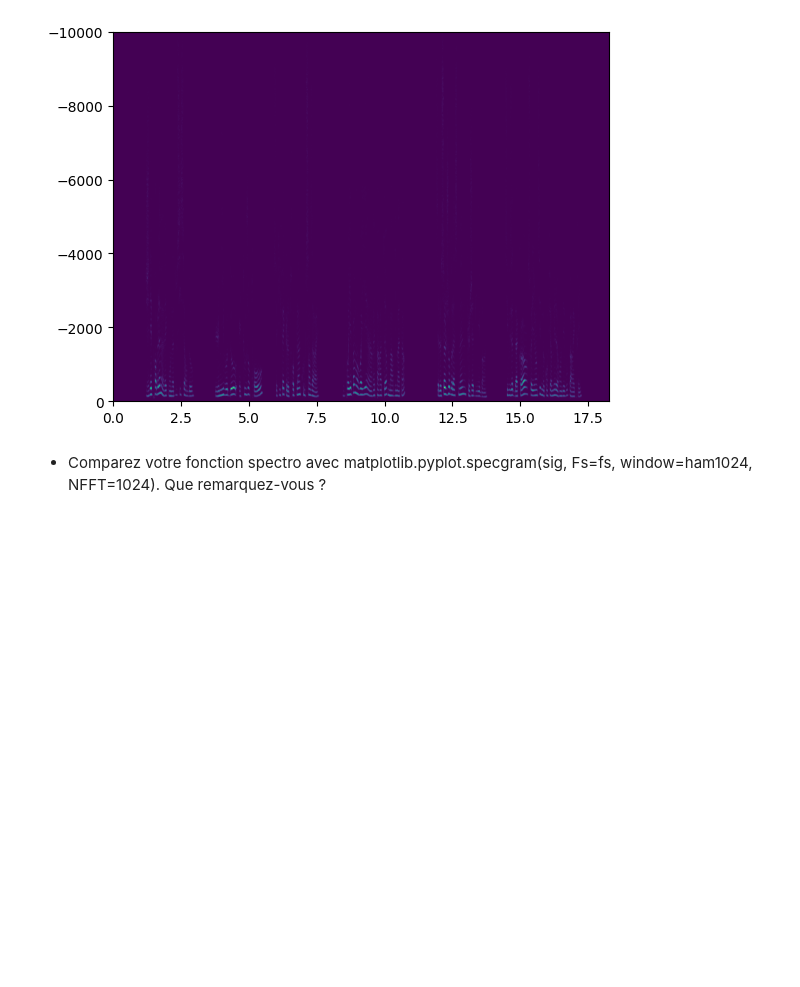
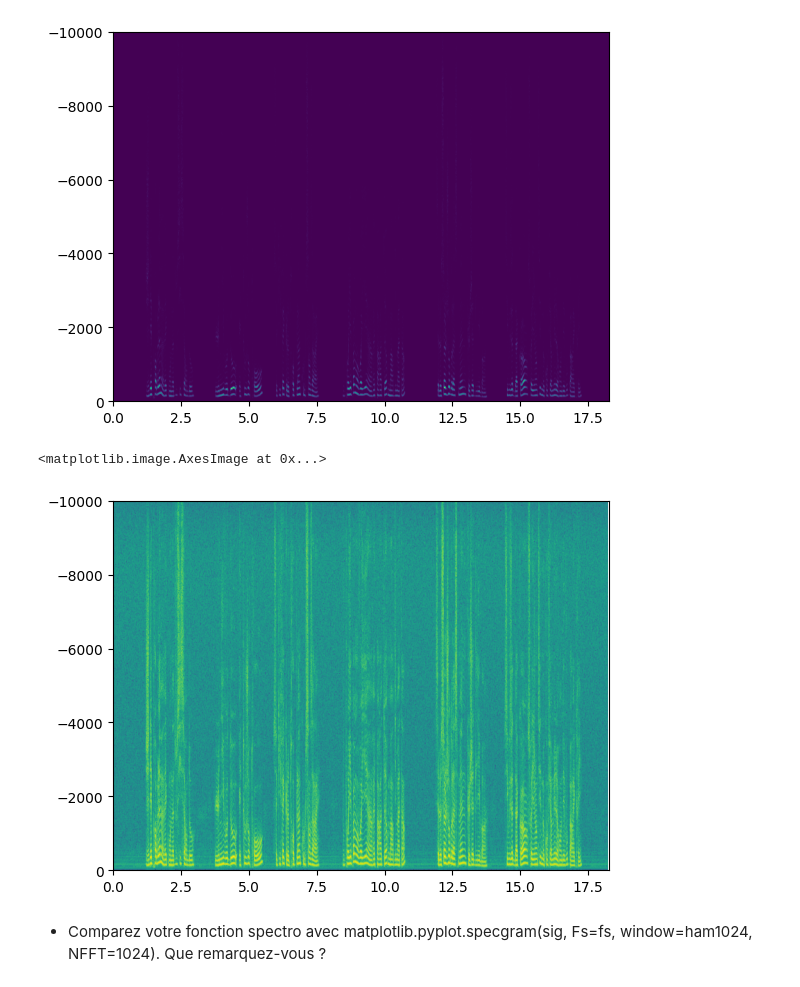
Before and after one commit to jturner116/M1, a Jupyter notebook: s8/signal/TP4_M1_info_2024.ipynb, the cells around one changed output. Saved outputs shown, nothing was run; the diff lists cells and outputs as text; code cells hidden in the pictures; blank space fills up the shorter version.

```diff
--- a/s8/signal/TP4_M1_info_2024.ipynb
+++ b/s8/signal/TP4_M1_info_2024.ipynb
@@ -160,6 +176,33 @@ def spectro(signal, fs, window_size):
     time_bins = np.arange(num_windows) * hop_size / fs
     freq_bins = np.fft.fftfreq(window_size, d=1/fs)[:window_size // 2 + 1]
     return spectrogram, time_bins, freq_bins
+# %%
+def better_spec(signal, fs, window_size):
+    noverlap = window_size // 2
+    hop_size = window_size - noverlap
+
+    pad_samples = window_size - (len(signal) - window_size) % hop_size
+    padded_signal = np.pad(signal, (0, pad_samples), mode='constant')
+
+    num_windows = (len(padded_signal) - noverlap) // hop_size
+
+    window = np.hanning(window_size)
+
+    spectrogram = []
+
+    for i in range(num_windows):
+        start = i * hop_size
+        end = start + window_size
+        windowed_signal = padded_signal[start:end] * window
+        spectrum = np.fft.fft(windowed_signal)[:window_size // 2 + 1]
+        spectrogram.append(np.abs(spectrum))
+
+    spectrogram = np.array(spectrogram).T
+
+    time_bins = np.arange(num_windows) * hop_size / fs
+    freq_bins = np.fft.fftfreq(window_size, d=1/fs)[:window_size // 2 + 1]
+
+    return 20 * np.log10(spectrogram), time_bins, freq_bins
 # %% [markdown]
 * Afficher le spectrogramme du fichier L1.wav sous forme d'image à l'aide de la fonction suivante : [matplotlib.pyplot.plt.imshow](https://matplotlib.org/stable/api/_as_gen/matplotlib.pyplot.imshow.html)(spectrogram, extent=\[0, **time**, 0, **freq**\], aspect="auto", origin="lower"). Les limites **time** et **freq** doivent être calculées par vos soins.
 # %%
@@ -176,6 +219,16 @@ plt.imshow(spectrogram, extent=[0, time_bins[-1], 0, freq_bins[-1]], aspect='aut
 # %% [output]
 <matplotlib.image.AxesImage at 0x...>
 [figure]
+# %%
+spectrogram, time_bins, freq_bins = better_spec(ssound, fs, window_size)
+
+time_limit = time_bins[-1]
+freq_limit = freq_bins[-1]
+
+plt.imshow(spectrogram, extent=[0, time_bins[-1], 0, freq_bins[-1]], aspect='auto', origin='lower')
+# %% [output]
+<matplotlib.image.AxesImage at 0x...>
+[figure, added]
 # %% [markdown]
 * Comparez votre fonction spectro avec matplotlib.pyplot.specgram(sig, Fs=fs, window=ham1024, NFFT=1024). Que remarquez-vous ?
 # %%
```
Also changed, not shown: parts of 1 cell of this notebook, 1 other file.
